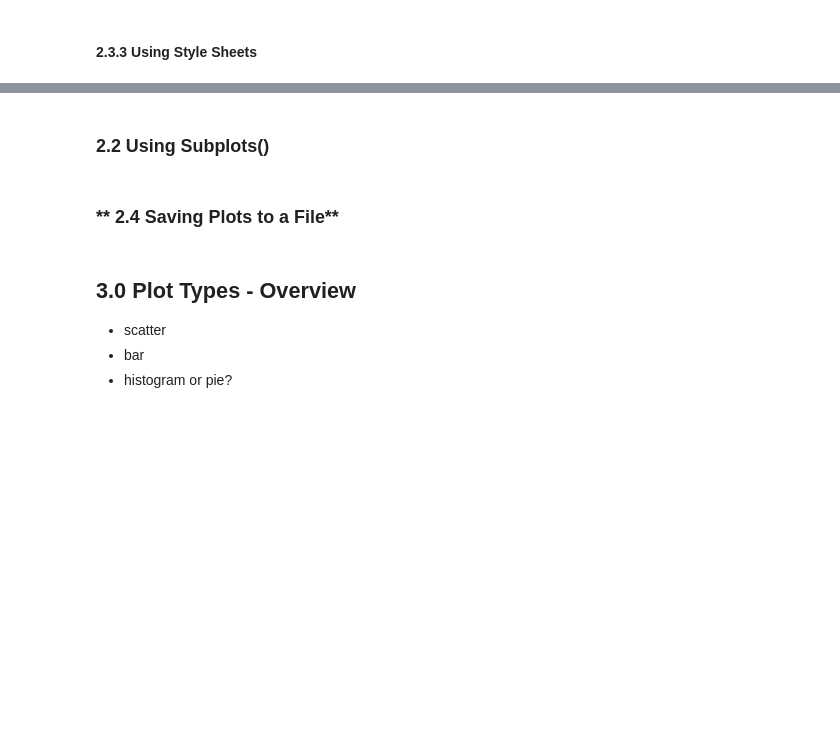
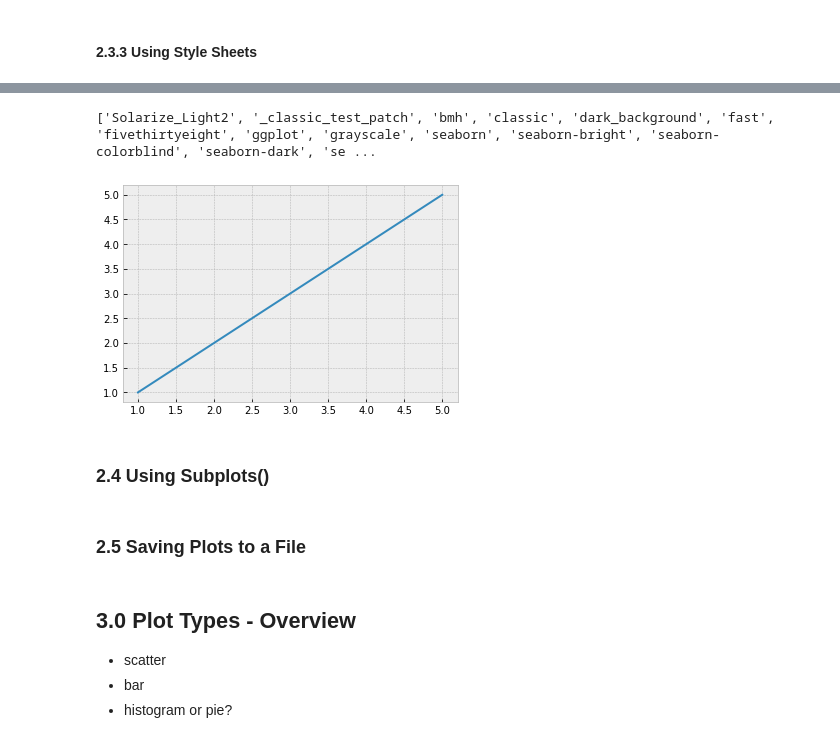
Before and after one commit to ssteffens/fundamentals-data-analysis-assessment, a Jupyter notebook: pyplot.ipynb, the cells around one changed output, grey strips where cells are left out. Cells and saved outputs as stored; diff of their text form; code cells hidden in the pictures; blank space fills up the shorter version.

Commit message:
Pyplot - Part 2 Style Sheets

```diff
--- a/pyplot.ipynb
+++ b/pyplot.ipynb
@@ -255,7 +268,27 @@ plt.show()
+# %%
+# Display list of available style sheets in matplotlib
+print(plt.style.available)
+# %% [output]
+['Solarize_Light2', '_classic_test_patch', 'bmh', 'classic', 'dark_background', 'fast', 'fivethirtyeight', 'ggplot', 'grayscale', 'seaborn', 'seaborn-bright', 'seaborn-colorblind', 'seaborn-dark', 'se ...
+# %%
+# Defining arrays for x and y values
+x = [1, 2, 3, 4, 5]
+y = [1, 2, 3, 4, 5]
+
+# Setting the style sheet
+#plt.style.use('Solarize_Light2')
+
+# Applying a style sheet
+with plt.style.context('bmh'):
+    # Plotting the x and y values defined above
+    plt.plot(x, y)
+plt.show()
+# %% [output]
+[figure, added]
 # %% [markdown]
-### **2.2 Using Subplots()**
+### **2.4 Using Subplots()**
 # %% [markdown]
-### ** 2.4 Saving Plots to a File**
+### **2.5 Saving Plots to a File**
 # %% [markdown]
 ## **3.0 Plot Types - Overview**
 - scatter
```
Also changed, not shown: parts of 1 cell of this notebook.
